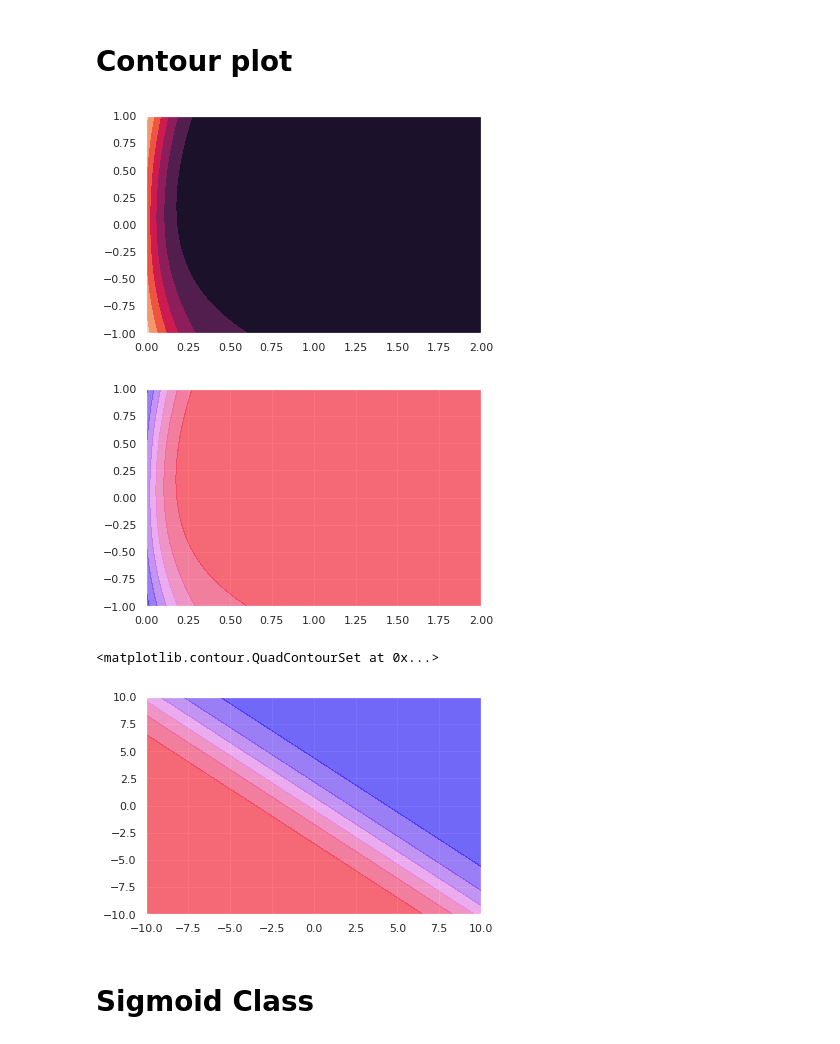
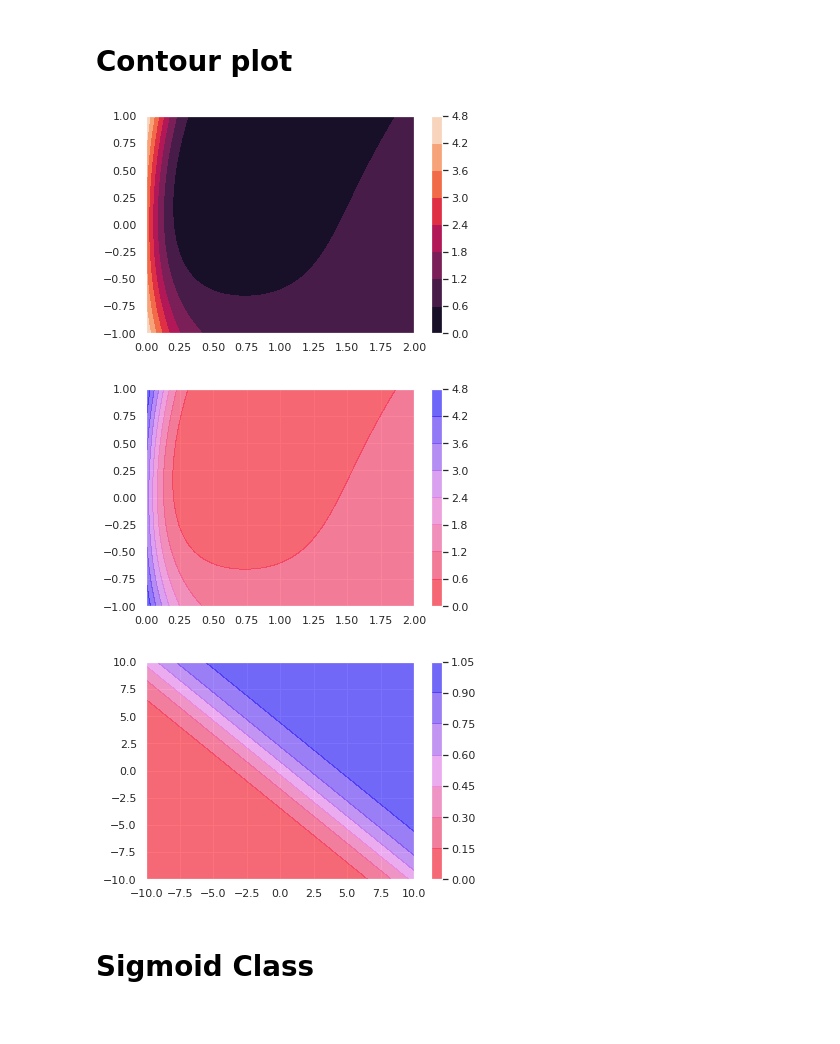
Before and after one commit to championballer/one-fourth-labs-deep-learning, a Jupyter notebook: Lecture 10 - Python Sigmoid/1017_SigmoidNeuron.ipynb, the cells around one changed output. Saved outputs shown, nothing was run; the diff lists cells and outputs as text; code cells hidden in the pictures.

Commit message:
Added op check plot for sigmoid

```diff
--- a/Lecture 10 - Python Sigmoid/1017_SigmoidNeuron.ipynb
+++ b/Lecture 10 - Python Sigmoid/1017_SigmoidNeuron.ipynb
@@ -177,19 +177,22 @@ import matplotlib.colors
 my_cmap = matplotlib.colors.LinearSegmentedColormap.from_list("",["red","violet","blue"])
 # %%
 plt.contourf(ww,bb,loss)
+plt.colorbar()
 plt.show()
 # %% [output]
-[figure, old version]
+[figure, new version]
 # %%
 plt.contourf(ww,bb,loss,cmap=my_cmap,alpha=0.6)
+plt.colorbar()
 plt.show()
 # %% [output]
-[figure, old version]
+[figure, new version]
 # %%
 plt.contourf(xx1,xx2,y,cmap=my_cmap,alpha=0.6)
+plt.colorbar()
+plt.show()
 # %% [output]
-<matplotlib.contour.QuadContourSet at 0x...>
-[figure, old version]
+[figure, new version]
 # %% [markdown]
 # Sigmoid Class
 # %%
```
Also changed, not shown: parts of 10 cells of this notebook.
